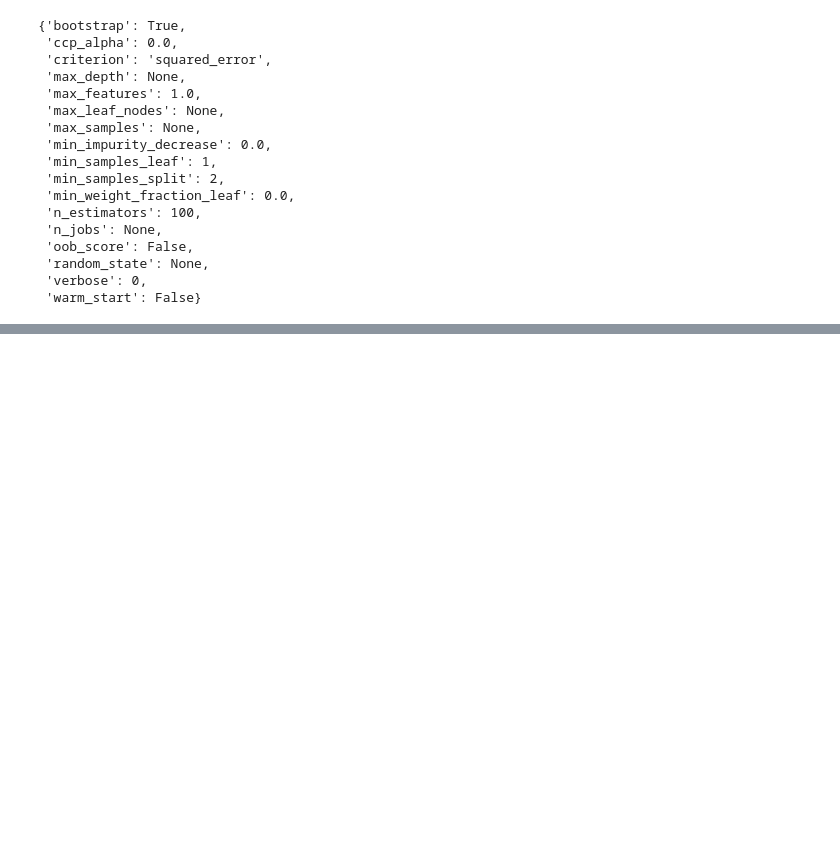
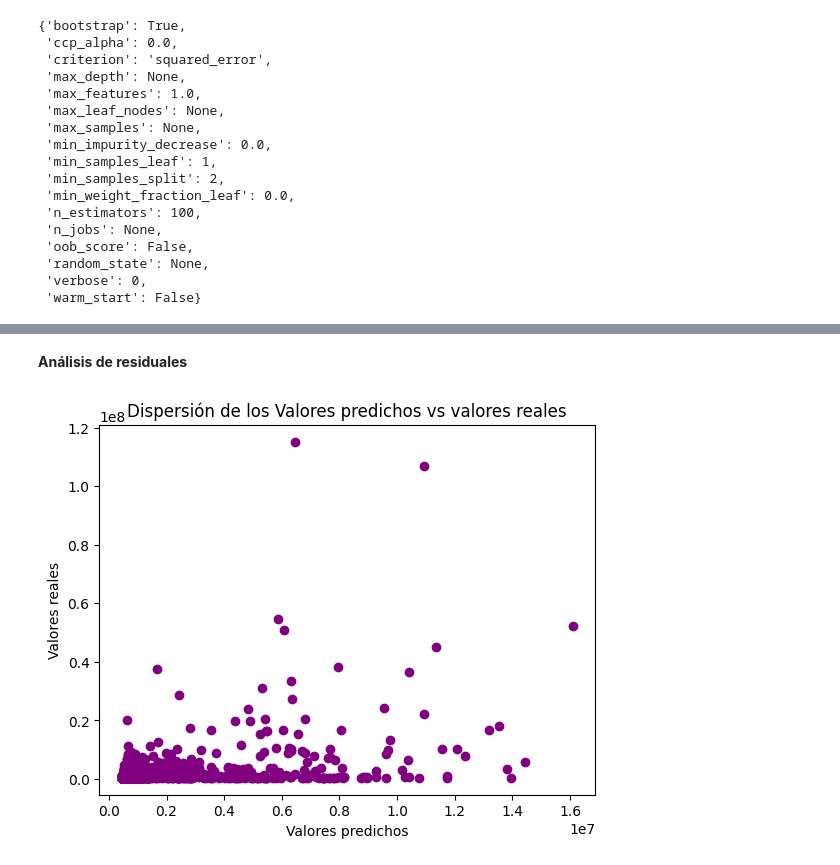
Before and after one commit to EstebanCaroP/Proyecto_Finanzas, a Jupyter notebook: D_Modelos.ipynb, the cells around one changed output, grey strips where cells are left out. Saved outputs shown, nothing was run; the diff lists cells and outputs as text; code cells hidden in the pictures; blank space fills up the shorter version.

Commit message:
Regularización y análisis de residuales

```diff
--- a/D_Modelos.ipynb
+++ b/D_Modelos.ipynb
@@ -282,0 +305,4 @@ Aplicar técnicas de regularización
+# %%
+# Muestra aleatorio de los datos que garantize la reproducibilidad de los datos
+X_sel2 = pd.DataFrame(X_selected)
+X_sel2 = X_sel2.sample(frac = 0.05, random_state = 18)
@@ -282,0 +326,25 @@ Aplicar técnicas de regularización
+# %% [markdown]
+**Análisis de residuales**
+# %%
+# Predicciones del modelo
+predictions = cross_val_predict(rf_final, X_sel2, y_sample, cv = 5)
+pred_df = pd.DataFrame(predictions, columns = ['pred'])
+# %%
+# Convertimos lo valores reales en un df
+y_sample2 = np.array(y_sample)
+y_sample2 = pd.DataFrame(y_sample2, columns = ['Real'])
+# %%
+# Df de predicciones y los valores reales
+df1 = pd.concat([pred_df, y_sample2],axis=1)
+# %%
+# Diagrama de valores predichos vs valores reales
+residuos = df1['Real']- df1['pred']
+
+fig, ax = plt.subplots()
+ax.scatter(x = df1['pred'], y = df1['Real'], c = "purple")
+plt.title("Dispersión de los Valores predichos vs valores reales")
+plt.xlabel('Valores predichos')
+plt.ylabel('Valores reales')
+plt.show()
+# %% [output]
+[figure, added]
```
Also changed, not shown: parts of 16 cells of this notebook.
